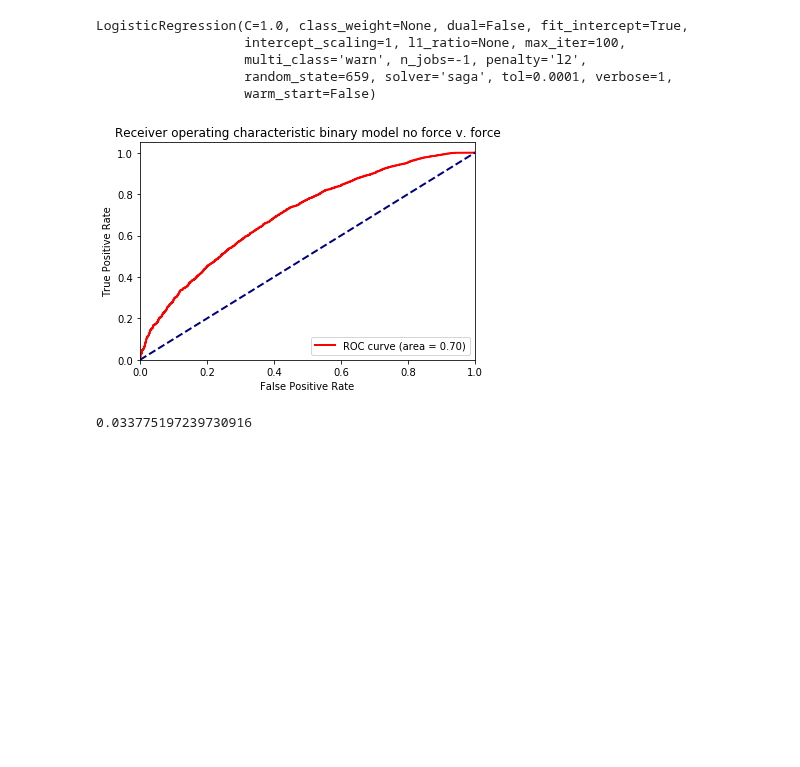
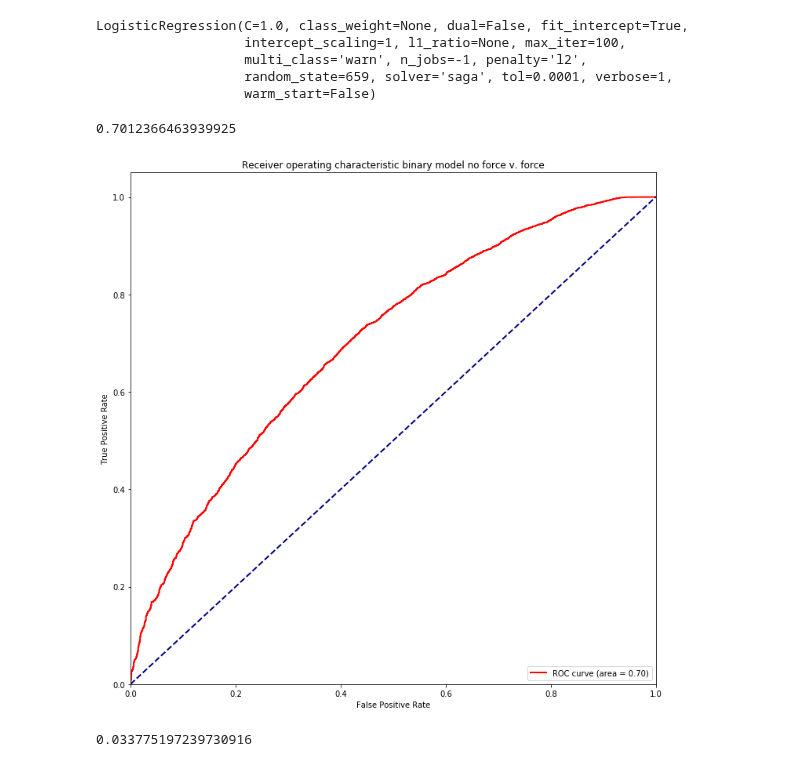
Before and after one commit to SarahMBurgart/use-of-force, a Jupyter notebook: Modeling.ipynb, the cells around one changed output. Drawn from its saved outputs; the diff is of its cells as text; code cells hidden in the pictures; blank space fills up the shorter version.

```diff
--- a/Modeling.ipynb
+++ b/Modeling.ipynb
@@ -1223,7 +1223,7 @@ X_train, X_test, y_train, y_test = train_test_split(X, biny, test_size=0.2, rand
 # %%
 lrbimod = LogisticRegression(random_state=659, solver="saga", n_jobs=-1, verbose=1)
 # %%
-lrbimod.fit(X_train, y_train)
+#lrbimod.fit(X_train, y_train)
 # %% [output]
 [Parallel(n_jobs=-1)]: Using backend ThreadingBackend with 4 concurrent workers.
 convergence after 41 epochs took 389 seconds
@@ -1245,23 +1245,28 @@ pbimod = lrbimod.predict_proba(X_test)
 fpr, tpr, _ = roc_curve(y_test, pbimod[:,0], pos_label=0)
 # %%
 roc_auc = auc(fpr, tpr)
+# %%
+roc_auc
+# %% [output]
+0.7012366463939925
 # %%
 
 lw = 2
+plt.figure(figsize=(12,12))
 plt.plot(fpr, tpr, color='red',
          lw=lw, label='ROC curve (area = %0.2f)' % roc_auc)
 
 plt.plot([0, 1], [0, 1], color='navy', lw=lw, linestyle='--')
 plt.xlim([0.0, 1.0])
 plt.ylim([0.0, 1.05])
 plt.xlabel('False Positive Rate')
 plt.ylabel('True Positive Rate')
 plt.title('Receiver operating characteristic binary model no force v. force')
 plt.legend(loc="lower right")
 
 plt.savefig("ROC_curve_binary_logr.jpg")
 # %% [output]
-[figure, old version]
+[figure, new version]
 # %%
 log_loss(y_test, pbimod)
 # %% [output]
```
Also changed, not shown: parts of 13 cells of this notebook, 12 other files.
